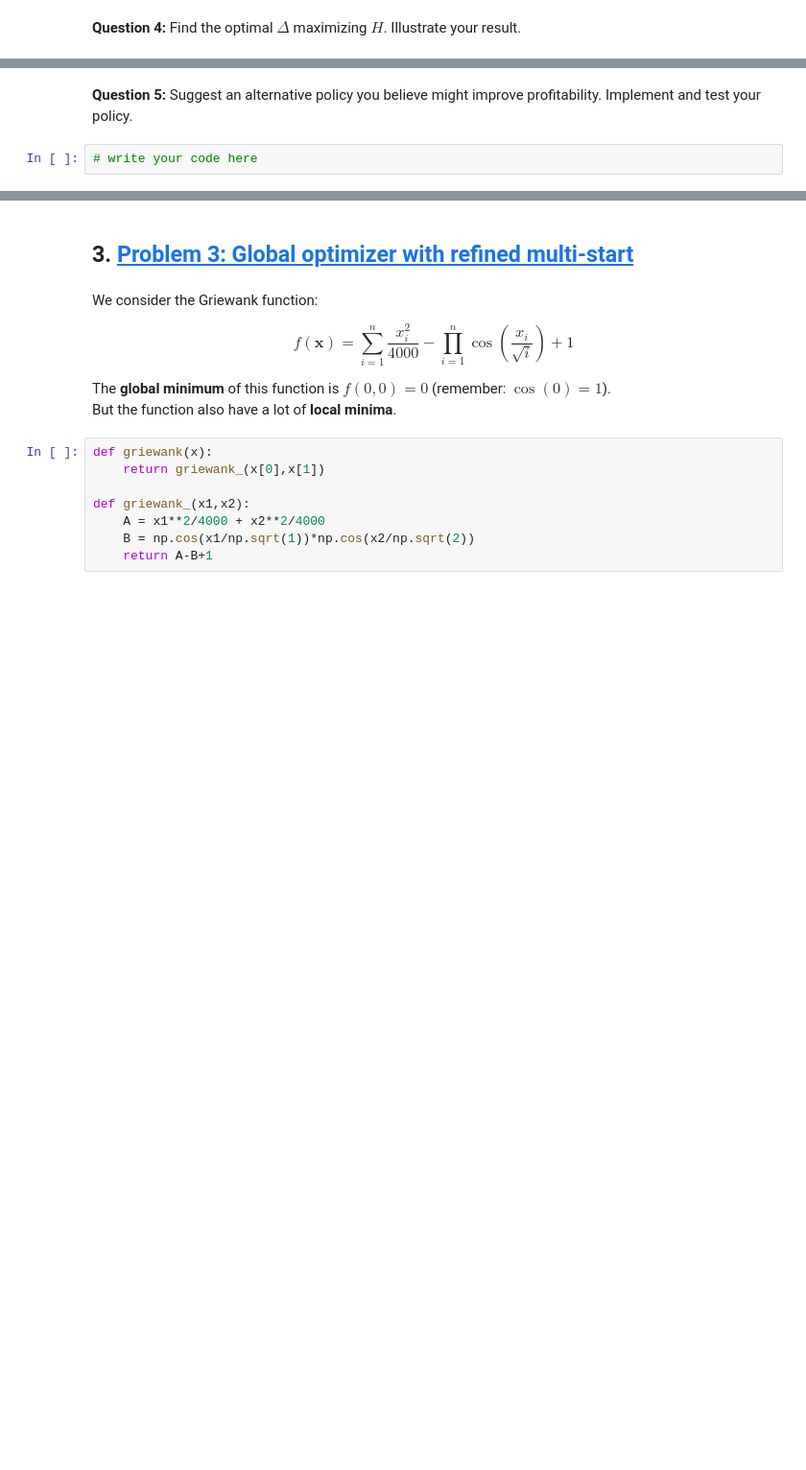
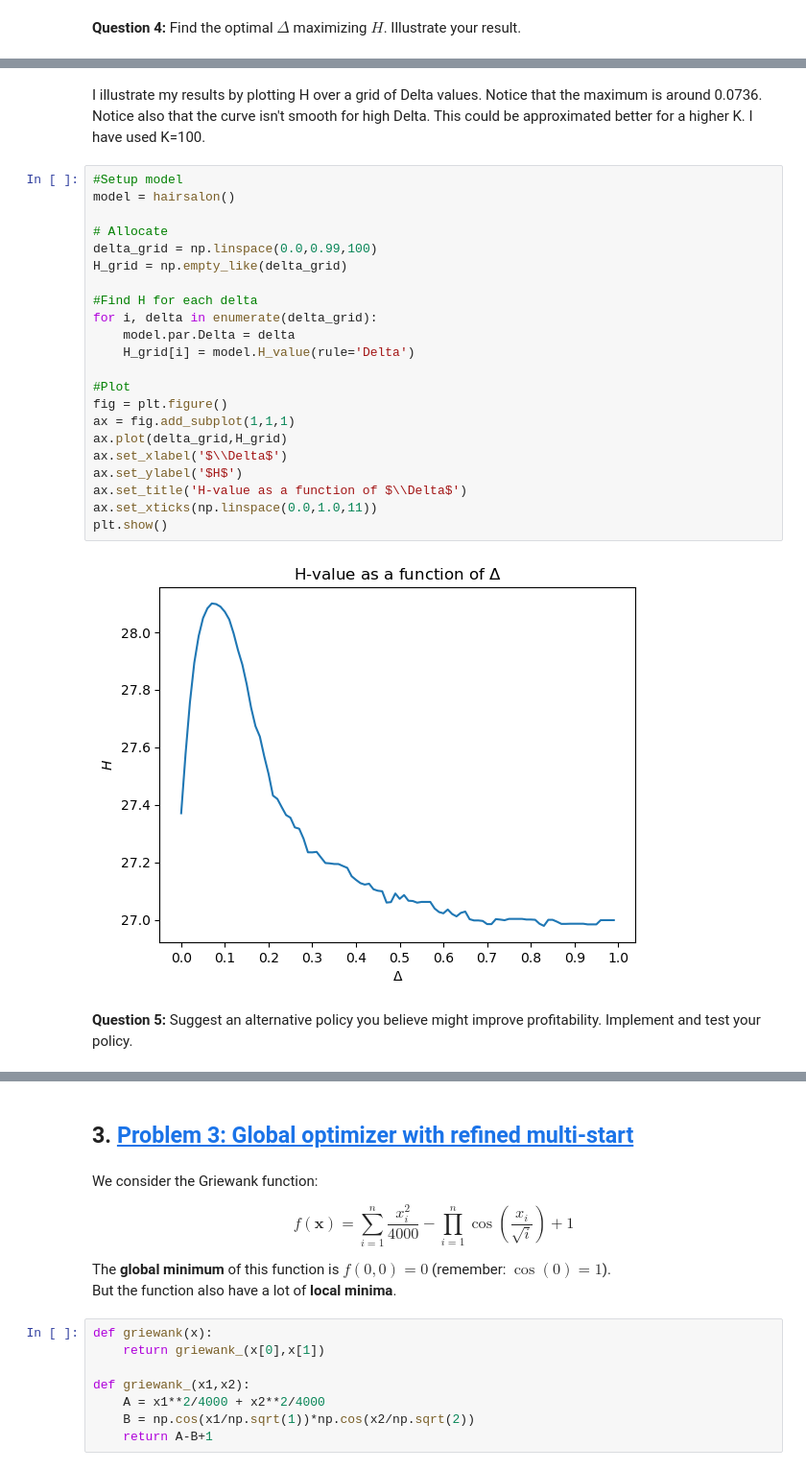
Before and after one commit to NumEconCopenhagen/projects-2023-adamhjorgensen, a Jupyter notebook: exam/Exam-2023-notebook.ipynb, the cells around one changed output, grey strips where cells are left out. Shown: that part at 96% size. Drawn from its saved outputs; the diff is of its cells as text; blank space fills up the shorter version.

```diff
--- a/exam/Exam-2023-notebook.ipynb
+++ b/exam/Exam-2023-notebook.ipynb
@@ -380,5 +436,29 @@ With $\Delta \geq 0$ and $\Delta = 0$ being the previous policy.
+# %% [markdown]
+I illustrate my results by plotting H over a grid of Delta values. Notice that the maximum is around 0.0736. Notice also that the curve isn't smooth for high Delta. This could be approximated better for a higher K. I have used K=100.
+# %%
+#Setup model
+model = hairsalon()
+
+# Allocate
+delta_grid = np.linspace(0.0,0.99,100)
+H_grid = np.empty_like(delta_grid)
+
+#Find H for each delta
+for i, delta in enumerate(delta_grid):
+    model.par.Delta = delta
+    H_grid[i] = model.H_value(rule='Delta')
+
+#Plot
+fig = plt.figure()
+ax = fig.add_subplot(1,1,1)
+ax.plot(delta_grid,H_grid)
+ax.set_xlabel('$\\Delta$')
+ax.set_ylabel('$H$')
+ax.set_title('H-value as a function of $\\Delta$')
+ax.set_xticks(np.linspace(0.0,1.0,11))
+plt.show()
+# %% [output]
+[figure, added]
 # %% [markdown]
 
 **Question 5:** Suggest an alternative policy you believe might improve profitability. Implement and test your policy.
-# %%
-# write your code here
```
Also changed, not shown: parts of 15 cells of this notebook, 1 other file.
